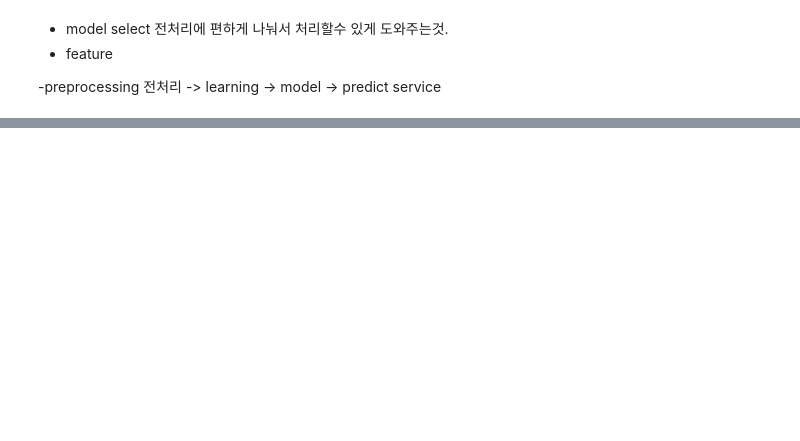
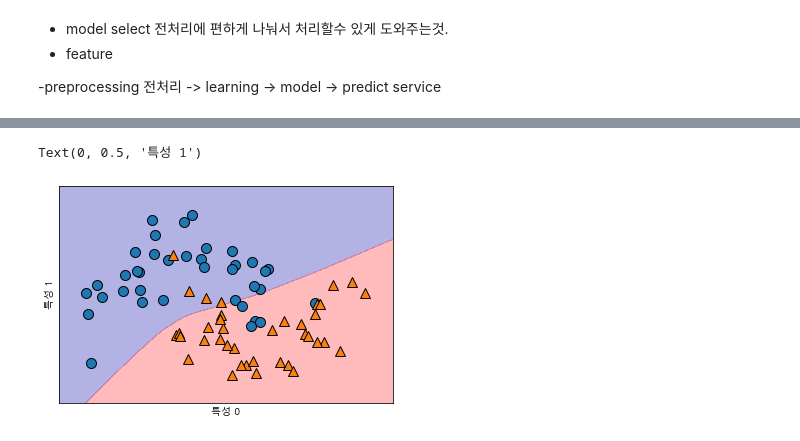
Before and after one commit to Joonyeong97/Python_study, a Jupyter notebook: Python/script/scikit/15일차.ipynb, the cells around one changed output, grey strips where cells are left out. Drawn from its saved outputs; the diff is of its cells as text; code cells hidden in the pictures; blank space fills up the shorter version.

```diff
--- a/Python/script/scikit/15일차.ipynb
+++ b/Python/script/scikit/15일차.ipynb
@@ -37,0 +38,18 @@
+# %%
+%matplotlib inline
+#쥬피터 전용
+# 랜덤 사이즈를 채운후 행렬제곱을 하면 -> 정방,대칭행렬
+# 고유값분해 -> 고유치,고유벡터(정직교)
+# MDS 행렬곱(직교하는 2,3차원) : 2차원이나 3차원 특징추출
+# forward propagation 순전파 : 예측분류과정(가중치가 Random하게 초기화)
+# backward propagation 역전파 : 가중치 학습과정 (cost function = 기울기, learning rate)
+# MLP : Multi layer perceptron : FFNN(Feed forward neural network)
+# solver : 미분, learning-rate 조절 -> 가중치를 조절
+# estimator, transformer
+import matplotlib.pyplot as plt # 시각화 할때
+import mglearn # 학습도움
+# neural_network 신경망~
+from sklearn.neural_network import MLPClassifier # MLPRegressor
+from sklearn.datasets import make_moons
+from sklearn.model_selection import train_test_split
+X,y = make_moons(n_samples=100, noise=0.25, random_state=3) # 교육용 데이터
@@ -37,0 +61,14 @@
+# %%
+# stratify 층화 변수 선택법
+X_train, X_test, y_train, y_test = train_test_split(X,y, stratify=y, random_state=42)
+# stratify = y를 75:25 나누겠다.
+# Multi layer => XOR 문제를 해결하고, 레이어가 많으면 정밀도가 자동으로 높아짐
+mlp = MLPClassifier(random_state=0).fit(X_train, y_train)
+# 가중치가 완성 ( fit ) -> layer 지정은 자동으로 MLPClassifier가 가중레이어 선정
+mglearn.plots.plot_2d_separator(mlp,X_train,fill = True, alpha=.3)
+mglearn.discrete_scatter(X_train[:,0],X_train[:,1],y_train)
+plt.xlabel("특성 0")
+plt.ylabel("특성 1")
+# %% [output]
+Text(0, 0.5, '특성 1')
+[figure, added]
```
Also changed, not shown: parts of 38 cells of this notebook, 2 other files.
